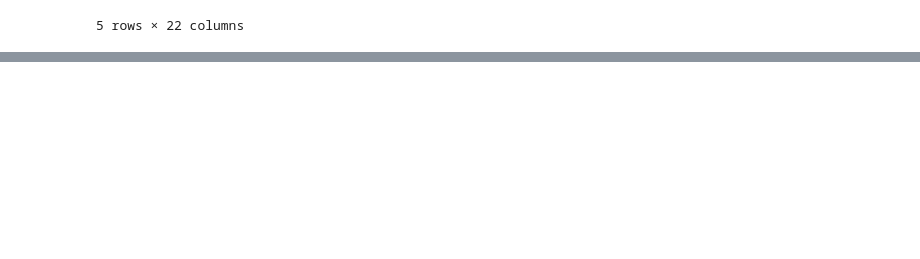
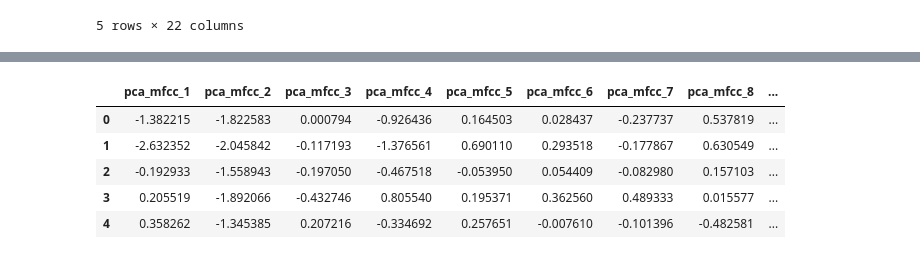
Before and after one commit to omei-Lab/UrbanSound8k-with-ML, a Jupyter notebook: src/PCA.ipynb, the cells around one changed output, grey strips where cells are left out. Saved outputs shown, nothing was run; the diff lists cells and outputs as text; code cells hidden in the pictures; blank space fills up the shorter version.

```diff
--- a/src/PCA.ipynb
+++ b/src/PCA.ipynb
@@ -80,3 +102,13 @@ def PCA_process(id, n_components = 11):
 # %%
 for i in range(10):
 	PCA_process(i)
+# %%
+fold_0 = pd.read_csv('../data/pca/fold0.csv')
+fold_0.head()
+# %% [output]
+|  | pca_mfcc_1 | pca_mfcc_2 | pca_mfcc_3 | pca_mfcc_4 | pca_mfcc_5 | pca_mfcc_6 | pca_mfcc_7 | pca_mfcc_8 | ... |
+| 0 | -1.382215 | -1.822583 | 0.000794 | -0.926436 | 0.164503 | 0.028437 | -0.237737 | 0.537819 | ... |
+| 1 | -2.632352 | -2.045842 | -0.117193 | -1.376561 | 0.690110 | 0.293518 | -0.177867 | 0.630549 | ... |
+| 2 | -0.192933 | -1.558943 | -0.197050 | -0.467518 | -0.053950 | 0.054409 | -0.082980 | 0.157103 | ... |
+| 3 | 0.205519 | -1.892066 | -0.432746 | 0.805540 | 0.195371 | 0.362560 | 0.489333 | 0.015577 | ... |
+| 4 | 0.358262 | -1.345385 | 0.207216 | -0.334692 | 0.257651 | -0.007610 | -0.101396 | -0.482581 | ... |
```
Also changed, not shown: parts of 5 cells of this notebook, 1 other file.
